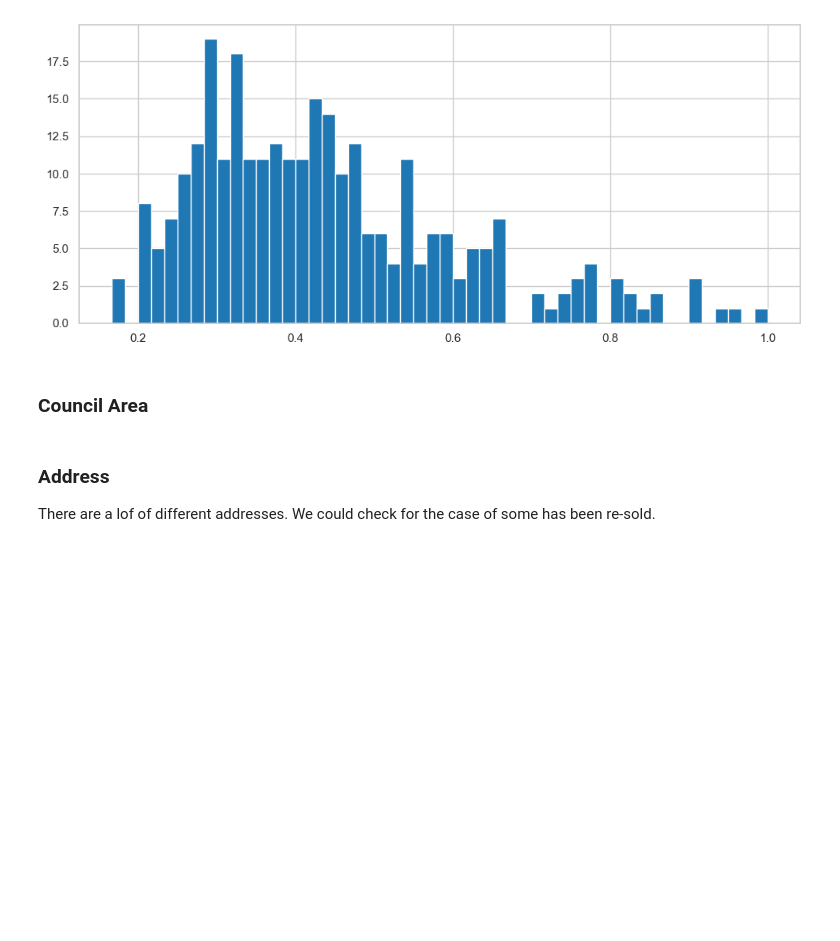
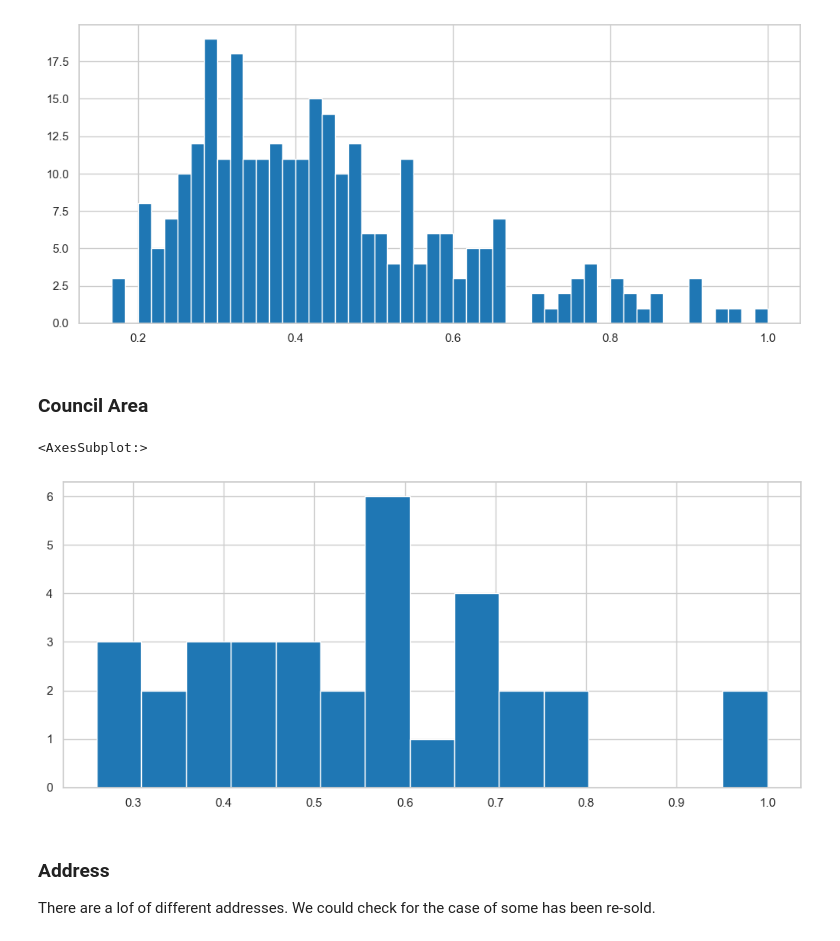
Before and after one commit to nil-andreu/machine-learning-posgrade, a Jupyter notebook: Project 2: Housing Price Prediction/House Pred.ipynb, the cells around one changed output. Saved outputs shown, nothing was run; the diff lists cells and outputs as text; code cells hidden in the pictures; blank space fills up the shorter version.

Commit message:
[NEW] Getting scoring means of price

```diff
--- a/Project 2: Housing Price Prediction/House Pred.ipynb
+++ b/Project 2: Housing Price Prediction/House Pred.ipynb
@@ -963,8 +959,35 @@ seller_means['price_mean_proportion'] = seller_means['Price'] / max_seller_mean
+# %%
+seller_means = get_scoring_mean_price(train_set_processed, 'SellerG')
 # %%
 seller_means.price_mean_proportion.hist(bins=50)
 # %% [output]
 <AxesSubplot:>
 [figure]
+# %%
+def set_price_mean_proportions(
+    df: pd.DataFrame,
+    df_price_mean: pd.DataFrame,
+    target_column_df: str,
+):
+    # By default will be values of 0, in the case we have not seem some
+    new_column = str(target_column_df + '_price_mean_prop').lower()
+    df.loc[:, new_column] = .0
+
+    for idx, row in df.iterrows():
+        try:
+            df.loc[idx, new_column] = df_price_mean.loc[row[target_column_df]].values[1]
+
+        # In case some seller is not found
+        except:
+            df.loc[idx, new_column] = 0
+            continue
+
+    return df
+# %%
+# And we place those values into the dataframe
+train_set_processed = set_price_mean_proportions(train_set_processed, seller_means, 'SellerG')
+valid_set_processed = set_price_mean_proportions(valid_set_processed, seller_means, 'SellerG')
+test_set_processed = set_price_mean_proportions(test_set_processed, seller_means, 'SellerG')
 # %%
 # And remove the SellerG that will no longer be used
 train_set_processed.drop(['SellerG'], axis=1, inplace=True)
@@ -1024,6 +1038,10 @@ suburb_means.price_mean_proportion.hist(bins=50)
 # %% [output]
 <AxesSubplot:>
 [figure]
+# %%
+train_set_processed = set_price_mean_proportions(train_set_processed, suburb_means, 'Suburb')
+valid_set_processed = set_price_mean_proportions(valid_set_processed, suburb_means, 'Suburb')
+test_set_processed = set_price_mean_proportions(test_set_processed, suburb_means, 'Suburb')
 # %%
 # And remove the SellerG that will no longer be used
 train_set_processed.drop(['Suburb'], axis=1, inplace=True)
@@ -1065,3 +1083,9 @@ test_set_processed = classify_category(
     premium_threshold=1e6,
     expensive_threshold=1.3e6,
 )
+# %%
+council_means = get_scoring_mean_price(train_set_processed, 'CouncilArea')
+council_means.price_mean_proportion.hist(bins=15)
+# %% [output]
+<AxesSubplot:>
+[figure, added]
```
Also changed, not shown: parts of 7 cells of this notebook.
